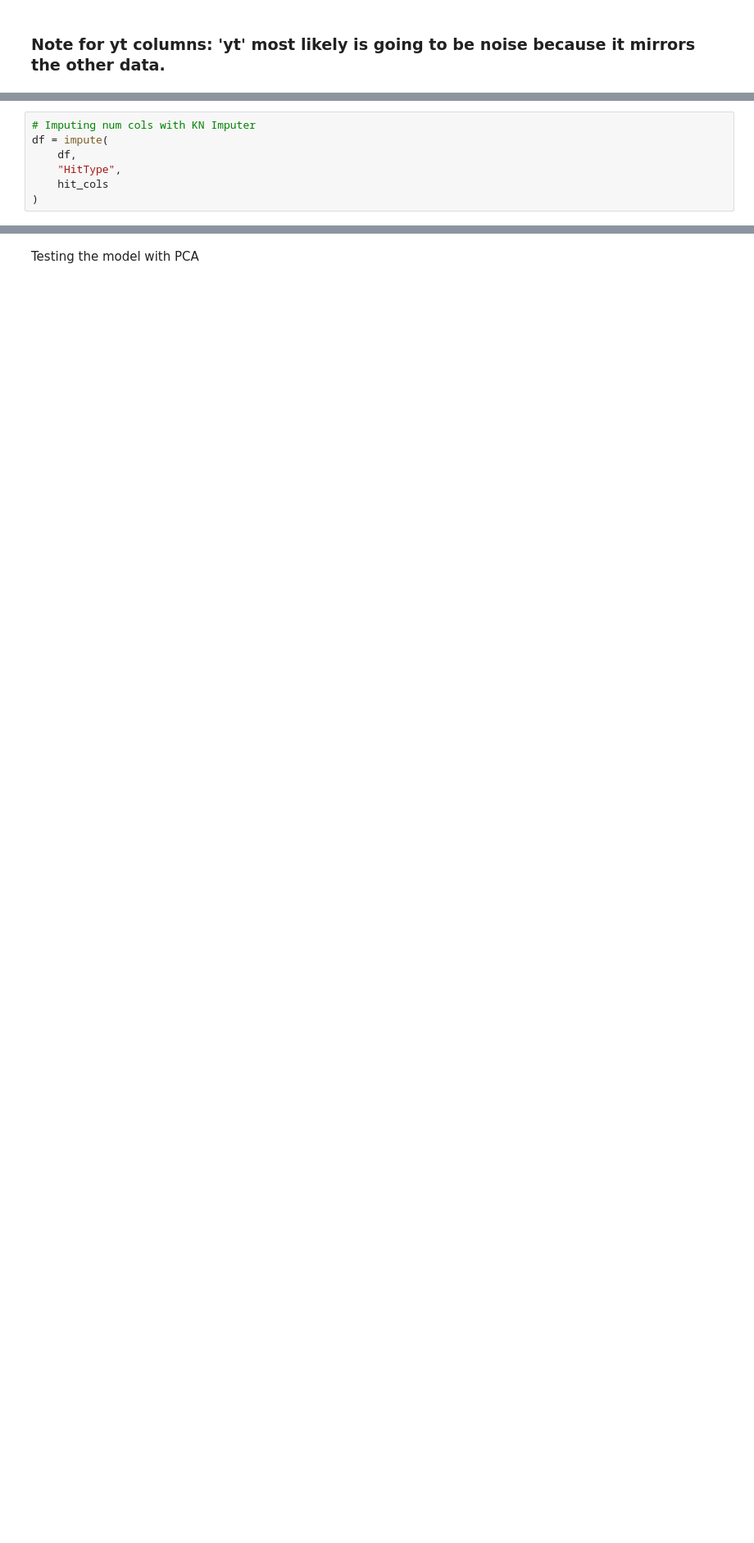
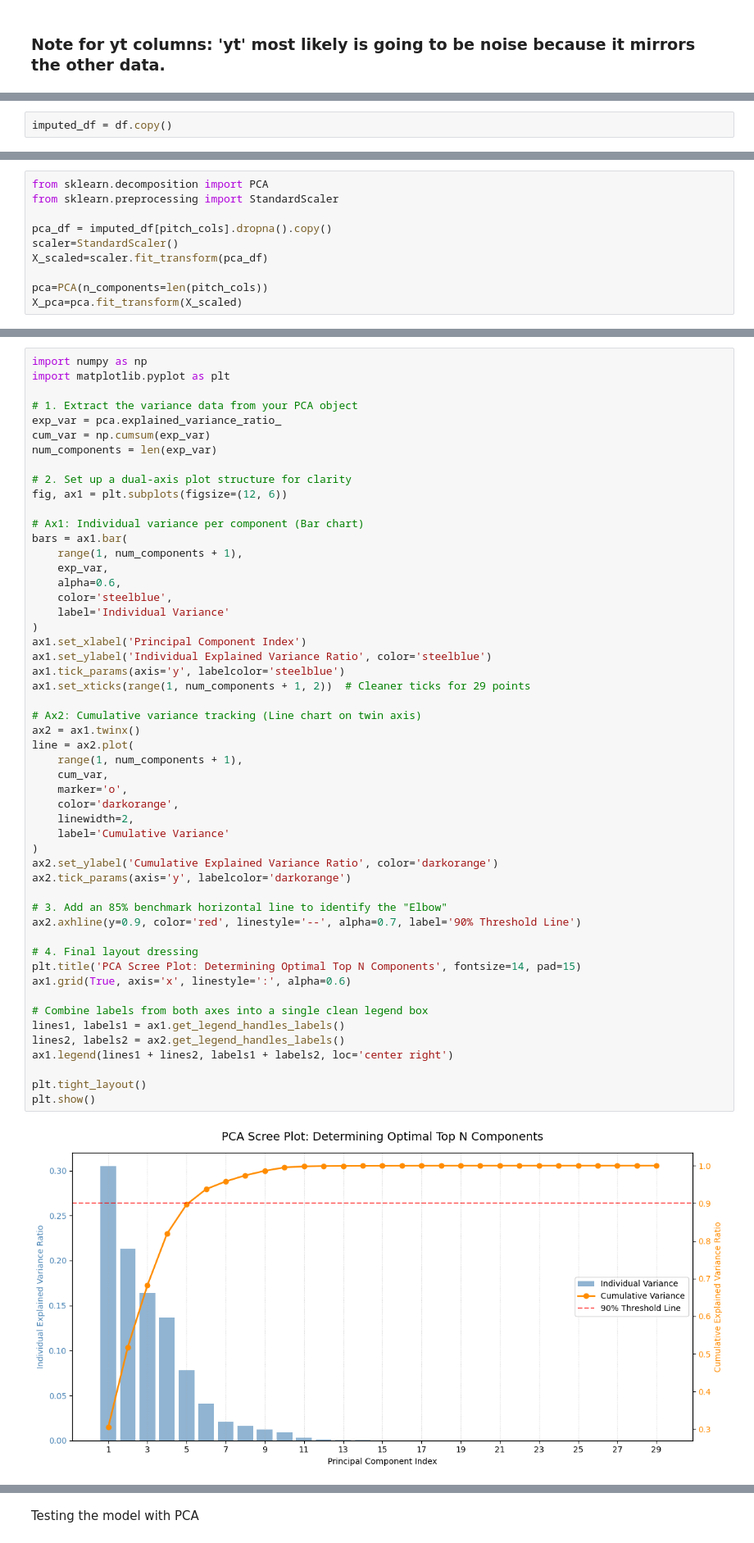
Before and after one commit to mikeSheehey/Tabular_Project_DATA4380, a Jupyter notebook: Notebooks/Softball_4380.ipynb, the cells around one changed output, grey strips where cells are left out. Shown at 82% size. Saved outputs shown, nothing was run; the diff lists cells and outputs as text; blank space fills up the shorter version.

```diff
--- a/Notebooks/Softball_4380.ipynb
+++ b/Notebooks/Softball_4380.ipynb
@@ -420,7 +271,0 @@ df['TaggedPitchType'] = np.select(
-# %%
-# Imputing num cols with KN Imputer
-df = impute(
-    df,
-    "HitType",
-    hit_cols
-)
@@ -686,0 +509,2 @@ plt.show()
+# %%
+imputed_df = df.copy()
@@ -686,0 +633,10 @@ plt.show()
+# %%
+from sklearn.decomposition import PCA
+from sklearn.preprocessing import StandardScaler
+
+pca_df = imputed_df[pitch_cols].dropna().copy()
+scaler=StandardScaler()
+X_scaled=scaler.fit_transform(pca_df)
+
+pca=PCA(n_components=len(pitch_cols))
+X_pca=pca.fit_transform(X_scaled)
@@ -686,0 +645,54 @@ plt.show()
+# %%
+import numpy as np
+import matplotlib.pyplot as plt
+
+# 1. Extract the variance data from your PCA object
+exp_var = pca.explained_variance_ratio_
+cum_var = np.cumsum(exp_var)
+num_components = len(exp_var)
+
+# 2. Set up a dual-axis plot structure for clarity
+fig, ax1 = plt.subplots(figsize=(12, 6))
+
+# Ax1: Individual variance per component (Bar chart)
+bars = ax1.bar(
+    range(1, num_components + 1),
+    exp_var,
+    alpha=0.6,
+    color='steelblue',
+    label='Individual Variance'
+)
+ax1.set_xlabel('Principal Component Index')
+ax1.set_ylabel('Individual Explained Variance Ratio', color='steelblue')
+ax1.tick_params(axis='y', labelcolor='steelblue')
+ax1.set_xticks(range(1, num_components + 1, 2))  # Cleaner ticks for 29 points
+
+# Ax2: Cumulative variance tracking (Line chart on twin axis)
+ax2 = ax1.twinx()
+line = ax2.plot(
+    range(1, num_components + 1),
+    cum_var,
+    marker='o',
+    color='darkorange',
+    linewidth=2,
+    label='Cumulative Variance'
+)
+ax2.set_ylabel('Cumulative Explained Variance Ratio', color='darkorange')
+ax2.tick_params(axis='y', labelcolor='darkorange')
+
+# 3. Add an 85% benchmark horizontal line to identify the "Elbow"
+ax2.axhline(y=0.9, color='red', linestyle='--', alpha=0.7, label='90% Threshold Line')
+
+# 4. Final layout dressing
+plt.title('PCA Scree Plot: Determining Optimal Top N Components', fontsize=14, pad=15)
+ax1.grid(True, axis='x', linestyle=':', alpha=0.6)
+
+# Combine labels from both axes into a single clean legend box
+lines1, labels1 = ax1.get_legend_handles_labels()
+lines2, labels2 = ax2.get_legend_handles_labels()
+ax1.legend(lines1 + lines2, labels1 + labels2, loc='center right')
+
+plt.tight_layout()
+plt.show()
+# %% [output]
+[figure, added]
```
Also changed, not shown: parts of 78 cells of this notebook.
